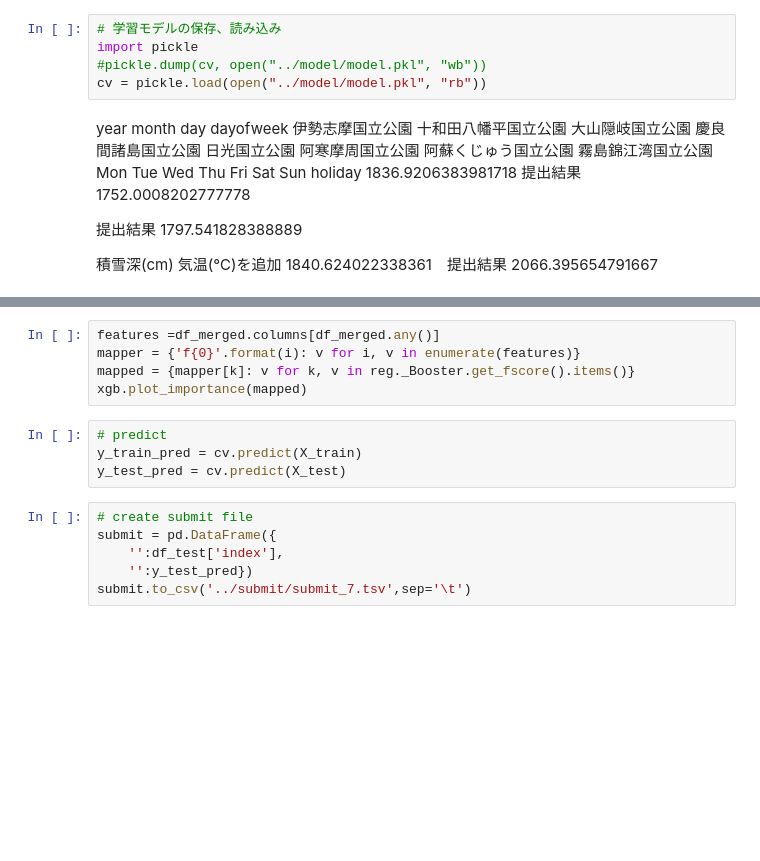
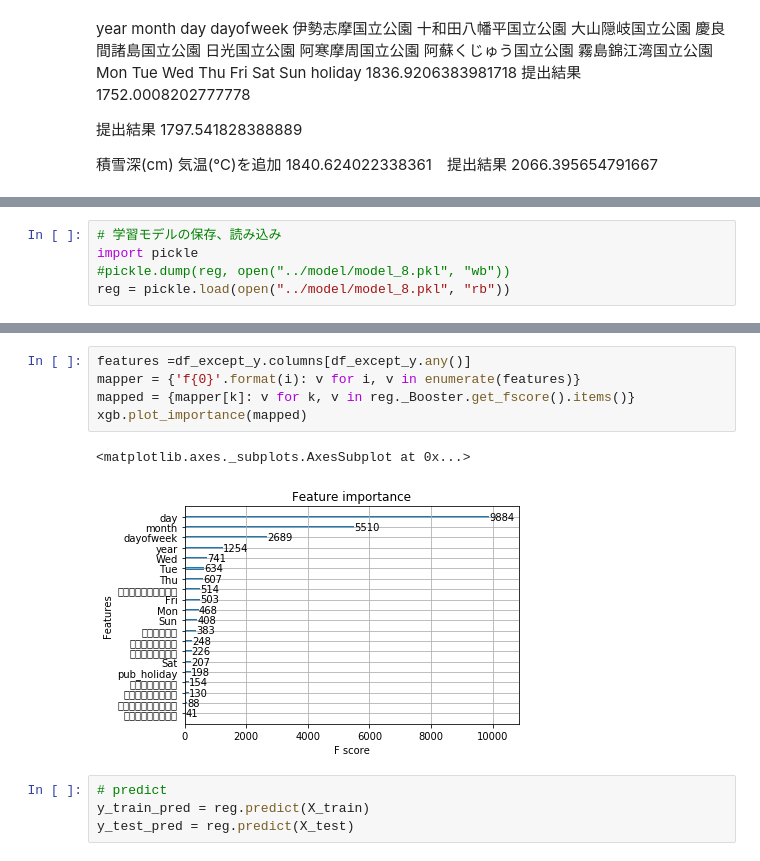
Before and after one commit to TaigoKuriyama/national_park_prediction, a Jupyter notebook: notebook/preprocess.ipynb, the cells around one changed output, grey strips where cells are left out. Cells and saved outputs as stored; diff of their text form; blank space fills up the shorter version.

```diff
--- a/notebook/preprocess.ipynb
+++ b/notebook/preprocess.ipynb
@@ -198,11 +203,6 @@ GridSearchCV(cv=10, error_score='raise',
        fit_params={}, iid=True, n_jobs=-1,
        param_grid={'learning_rate': [0.1, 0.3, 0.5], 'max_depth': [2, 3, 5, 10], 'subsample': [0.5, 0.8, 0.9, 1], 'colsample_bytree': [0.5, 1.0]},
        pre_dispatch='2*n_jobs', refit=True, scoring=None, verbose=0)
-# %%
-# 学習モデルの保存、読み込み
-import pickle
-#pickle.dump(cv, open("../model/model.pkl", "wb"))
-cv = pickle.load(open("../model/model.pkl", "rb"))
 # %% [markdown]
 year	month	day	dayofweek	伊勢志摩国立公園	十和田八幡平国立公園	大山隠岐国立公園	慶良間諸島国立公園	日光国立公園	阿寒摩周国立公園	阿蘇くじゅう国立公園	霧島錦江湾国立公園	Mon	Tue	Wed	Thu	Fri	Sat	Sun	holiday
 1836.9206383981718 提出結果 1752.0008202777778
@@ -244,6 +245,11 @@ XGBRegressor(base_score=0.5, booster='gbtree', colsample_bylevel=1,
        n_jobs=1, nthread=None, objective='reg:linear', random_state=0,
        reg_alpha=0, reg_lambda=1, scale_pos_weight=1, seed=None,
        silent=True, subsample=1)
+# %%
+# 学習モデルの保存、読み込み
+import pickle
+#pickle.dump(reg, open("../model/model_8.pkl", "wb"))
+reg = pickle.load(open("../model/model_8.pkl", "rb"))
 # %%
 # future importance
 import pandas as pd
@@ -258,15 +264,12 @@ plt.show()
 # %%
-features =df_merged.columns[df_merged.any()]
+features =df_except_y.columns[df_except_y.any()]
 mapper = {'f{0}'.format(i): v for i, v in enumerate(features)}
 mapped = {mapper[k]: v for k, v in reg._Booster.get_fscore().items()}
 xgb.plot_importance(mapped)
+# %% [output]
+<matplotlib.axes._subplots.AxesSubplot at 0x...>
+[figure, added]
 # %%
 # predict
-y_train_pred = cv.predict(X_train)
-y_test_pred = cv.predict(X_test)
+y_train_pred = reg.predict(X_train)
+y_test_pred = reg.predict(X_test)
-# %%
-# create submit file
-submit = pd.DataFrame({
-    '':df_test['index'],
-    '':y_test_pred})
-submit.to_csv('../submit/submit_7.tsv',sep='\t')
```
Also changed, not shown: parts of 12 cells of this notebook, 5 other files.
